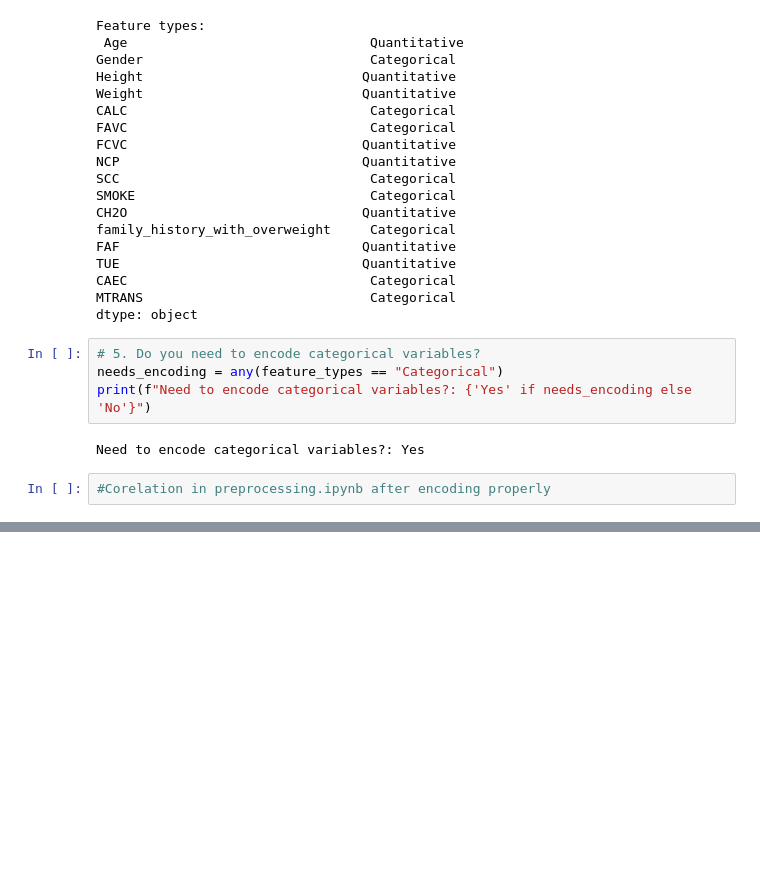
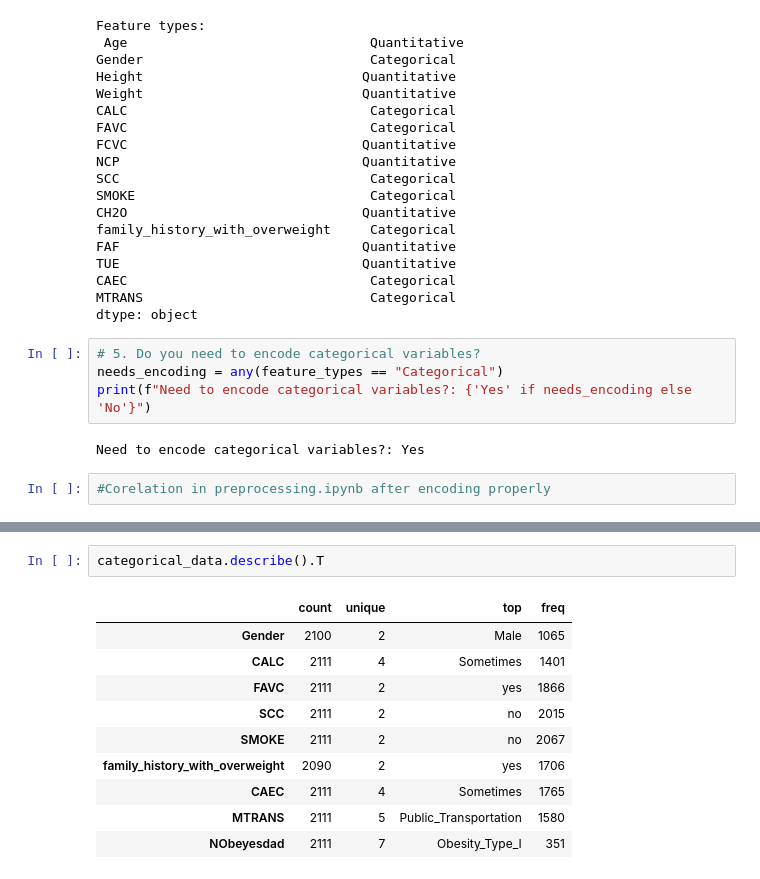
Before and after one commit to xDhruboVai/CSE422-Lab-Project, a Jupyter notebook: notebooks/0_dataset_description.ipynb, the cells around one changed output, grey strips where cells are left out. Drawn from its saved outputs; the diff is of its cells as text; blank space fills up the shorter version.

```diff
--- a/notebooks/0_dataset_description.ipynb
+++ b/notebooks/0_dataset_description.ipynb
@@ -65,0 +135,13 @@ Need to encode categorical variables?: Yes
+# %%
+categorical_data.describe().T
+# %% [output]
+|  | count | unique | top | freq |
+| Gender | 2100 | 2 | Male | 1065 |
+| CALC | 2111 | 4 | Sometimes | 1401 |
+| FAVC | 2111 | 2 | yes | 1866 |
+| SCC | 2111 | 2 | no | 2015 |
+| SMOKE | 2111 | 2 | no | 2067 |
+| family_history_with_overweight | 2090 | 2 | yes | 1706 |
+| CAEC | 2111 | 4 | Sometimes | 1765 |
+| MTRANS | 2111 | 5 | Public_Transportation | 1580 |
+| NObeyesdad | 2111 | 7 | Obesity_Type_I | 351 |
```
Also changed, not shown: parts of 10 cells of this notebook, 8 other files.
